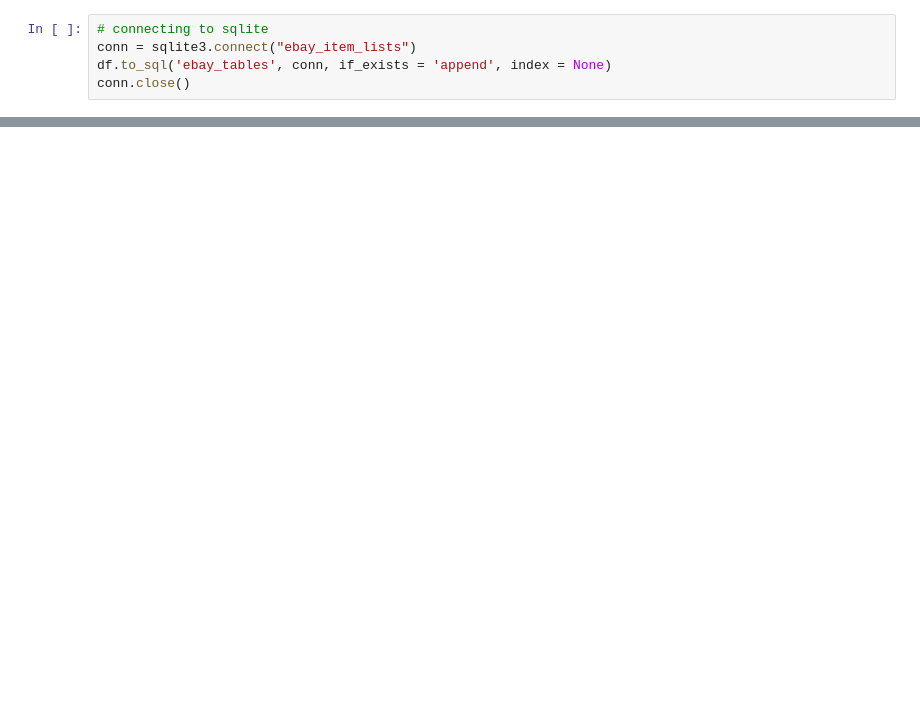
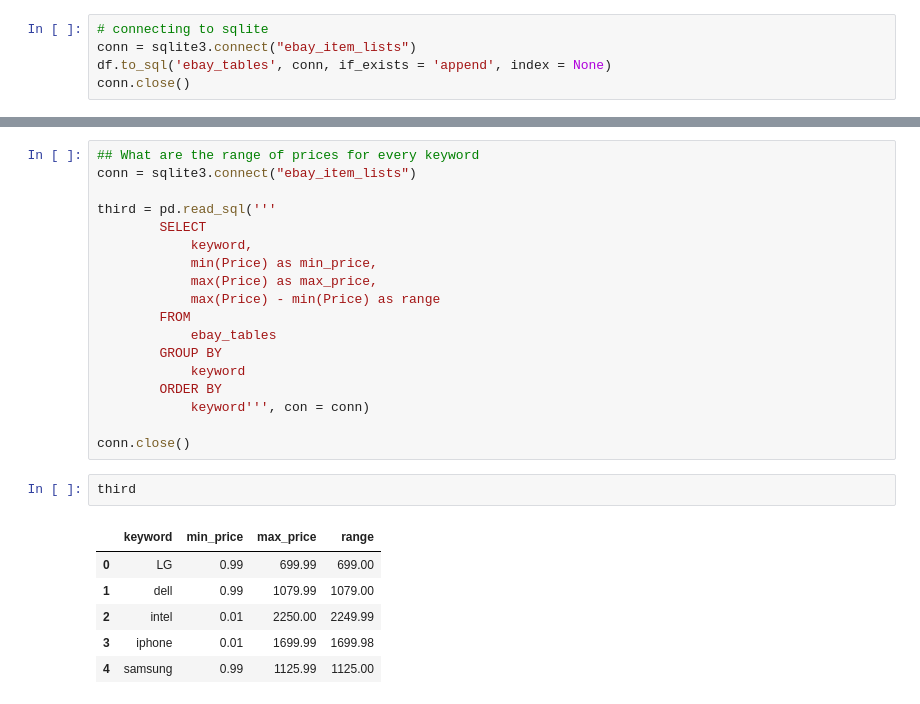
Before and after one commit to Yoyoyamato/Crawler_project, a Jupyter notebook: [Project]Crawler_to_SQLite.ipynb, the cells around one changed output, grey strips where cells are left out. Saved outputs shown, nothing was run; the diff lists cells and outputs as text; blank space fills up the shorter version.

```diff
--- a/[Project]Crawler_to_SQLite.ipynb
+++ b/[Project]Crawler_to_SQLite.ipynb
@@ -377,0 +391,27 @@ first
+# %%
+## What are the range of prices for every keyword
+conn = sqlite3.connect("ebay_item_lists")
+
+third = pd.read_sql('''
+        SELECT
+            keyword,
+            min(Price) as min_price,
+            max(Price) as max_price,
+            max(Price) - min(Price) as range
+        FROM
+            ebay_tables
+        GROUP BY
+            keyword
+        ORDER BY
+            keyword''', con = conn)
+
+conn.close()
+# %%
+third
+# %% [output]
+|  | keyword | min_price | max_price | range |
+| 0 | LG | 0.99 | 699.99 | 699.00 |
+| 1 | dell | 0.99 | 1079.99 | 1079.00 |
+| 2 | intel | 0.01 | 2250.00 | 2249.99 |
+| 3 | iphone | 0.01 | 1699.99 | 1699.98 |
+| 4 | samsung | 0.99 | 1125.99 | 1125.00 |
```
Also changed, not shown: parts of 15 cells of this notebook, 1 other file.
